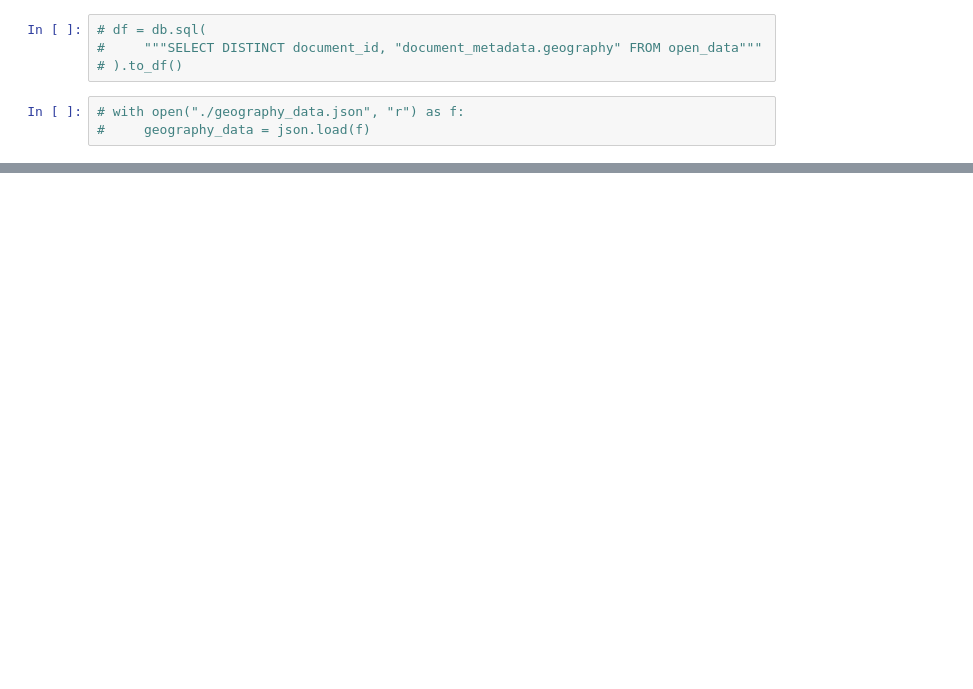
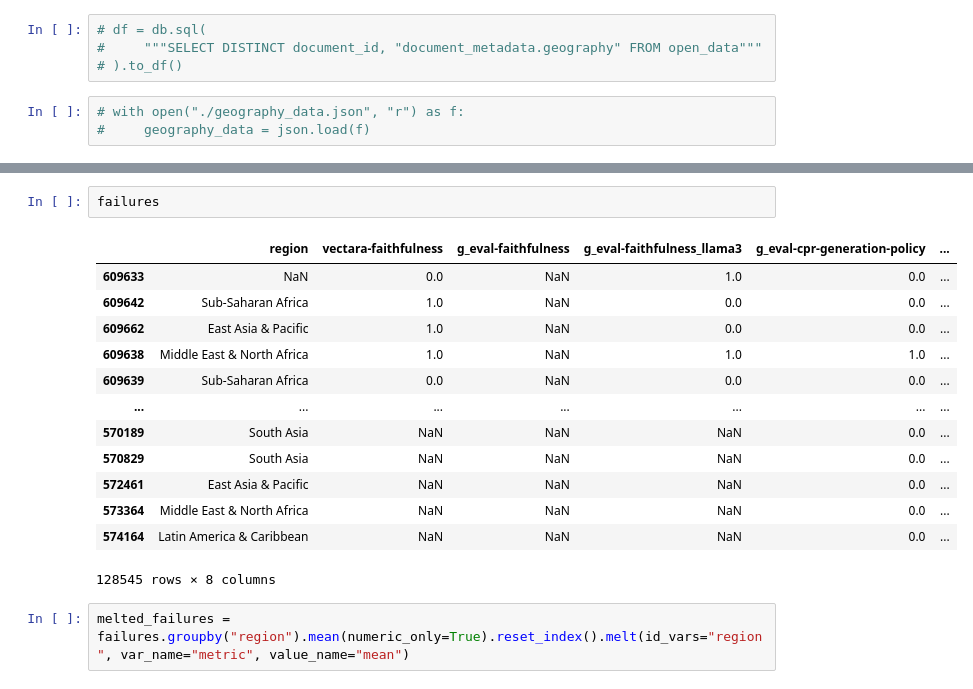
Before and after one commit to climatepolicyradar/document-qa-prototype, a Jupyter notebook: notebooks/technical_report/all_graphs.ipynb, the cells around one changed output, grey strips where cells are left out. Cells and saved outputs as stored; diff of their text form; blank space fills up the shorter version.

```diff
--- a/notebooks/technical_report/all_graphs.ipynb
+++ b/notebooks/technical_report/all_graphs.ipynb
@@ -525,0 +620,18 @@ I'm commenting out all of the below, as I only had to do it once, and save it in
+# %%
+failures
+# %% [output]
+|  | region | vectara-faithfulness | g_eval-faithfulness | g_eval-faithfulness_llama3 | g_eval-cpr-generation-policy | ... |
+| 609633 | NaN | 0.0 | NaN | 1.0 | 0.0 | ... |
+| 609642 | Sub-Saharan Africa | 1.0 | NaN | 0.0 | 0.0 | ... |
+| 609662 | East Asia & Pacific | 1.0 | NaN | 0.0 | 0.0 | ... |
+| 609638 | Middle East & North Africa | 1.0 | NaN | 1.0 | 1.0 | ... |
+| 609639 | Sub-Saharan Africa | 0.0 | NaN | 0.0 | 0.0 | ... |
+| ... | ... | ... | ... | ... | ... | ... |
+| 570189 | South Asia | NaN | NaN | NaN | 0.0 | ... |
+| 570829 | South Asia | NaN | NaN | NaN | 0.0 | ... |
+| 572461 | East Asia & Pacific | NaN | NaN | NaN | 0.0 | ... |
+| 573364 | Middle East & North Africa | NaN | NaN | NaN | 0.0 | ... |
+| 574164 | Latin America & Caribbean | NaN | NaN | NaN | 0.0 | ... |
+128545 rows × 8 columns
+# %%
+melted_failures = failures.groupby("region").mean(numeric_only=True).reset_index().melt(id_vars="region", var_name="metric", value_name="mean")
```
Also changed, not shown: parts of 24 cells of this notebook, 1 other file.
